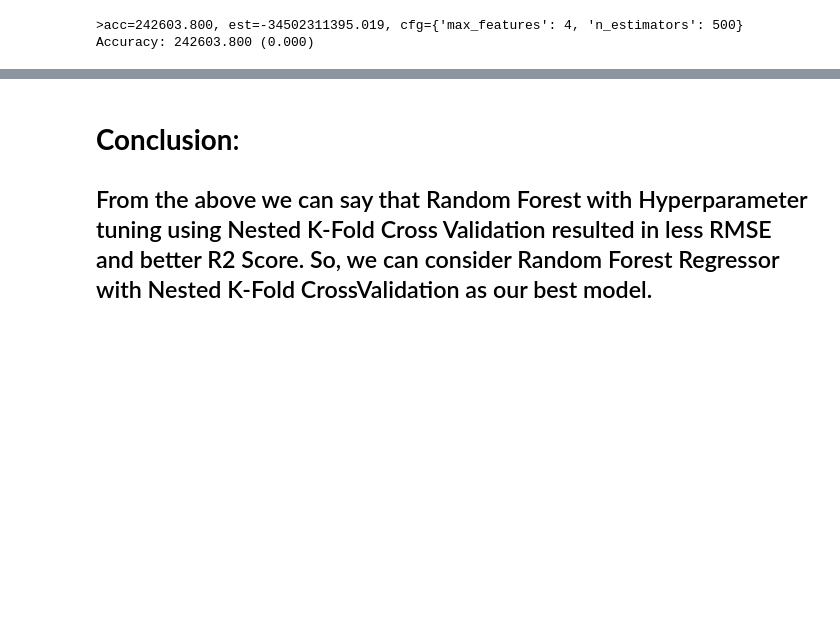
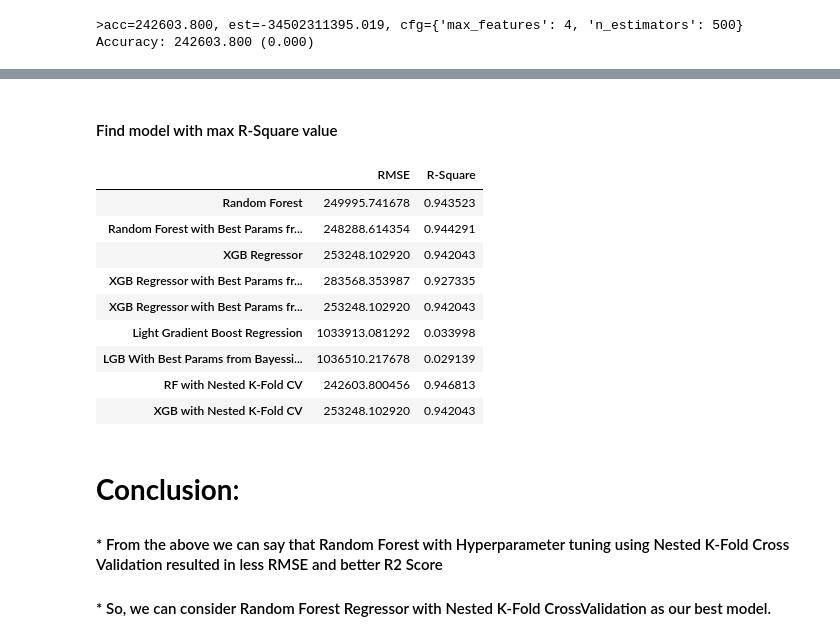
Before and after one commit to santhoshbvsrk/MLProjects, a Jupyter notebook: BlackFridaySales/BlackFridaySales_ML.ipynb, the cells around one changed output, grey strips where cells are left out. Cells and saved outputs as stored; diff of their text form; code cells hidden in the pictures; blank space fills up the shorter version.

```diff
--- a/BlackFridaySales/BlackFridaySales_ML.ipynb
+++ b/BlackFridaySales/BlackFridaySales_ML.ipynb
@@ -1025,3 +1014,19 @@ R2 score: 0.9420434914526583
+# %% [markdown]
+#### Find model with max R-Square value
+# %%
+loss_fun_df.style.highlight_max(['R-Square'])
+# %% [output]
+|  | RMSE | R-Square |
+| Random Forest | 249995.741678 | 0.943523 |
+| Random Forest with Best Params fr... | 248288.614354 | 0.944291 |
+| XGB Regressor | 253248.102920 | 0.942043 |
+| XGB Regressor with Best Params fr... | 283568.353987 | 0.927335 |
+| XGB Regressor with Best Params fr... | 253248.102920 | 0.942043 |
+| Light Gradient Boost Regression | 1033913.081292 | 0.033998 |
+| LGB With Best Params from Bayessi... | 1036510.217678 | 0.029139 |
+| RF with Nested K-Fold CV | 242603.800456 | 0.946813 |
+| XGB with Nested K-Fold CV | 253248.102920 | 0.942043 |
 # %% [markdown]
 # **Conclusion**:
-## From the above we can say that Random Forest with Hyperparameter tuning using Nested K-Fold Cross Validation resulted in less RMSE and better R2 Score. So, we can consider Random Forest Regressor with Nested K-Fold CrossValidation as our best model.
+#### * From the above we can say that Random Forest with Hyperparameter tuning using Nested K-Fold Cross Validation resulted in less RMSE and better R2 Score
+#### * So, we can consider Random Forest Regressor with Nested K-Fold CrossValidation as our best model.
```
Also changed, not shown: parts of 20 cells of this notebook.
